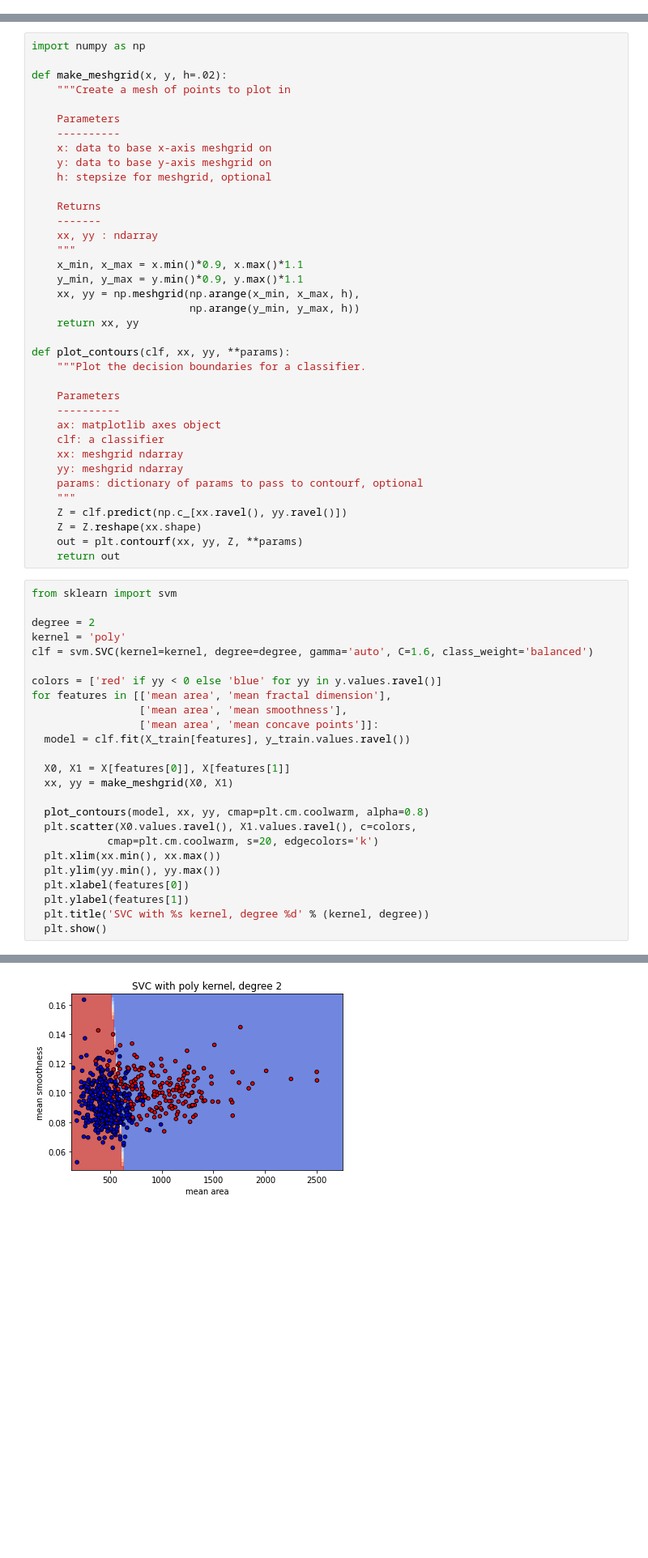
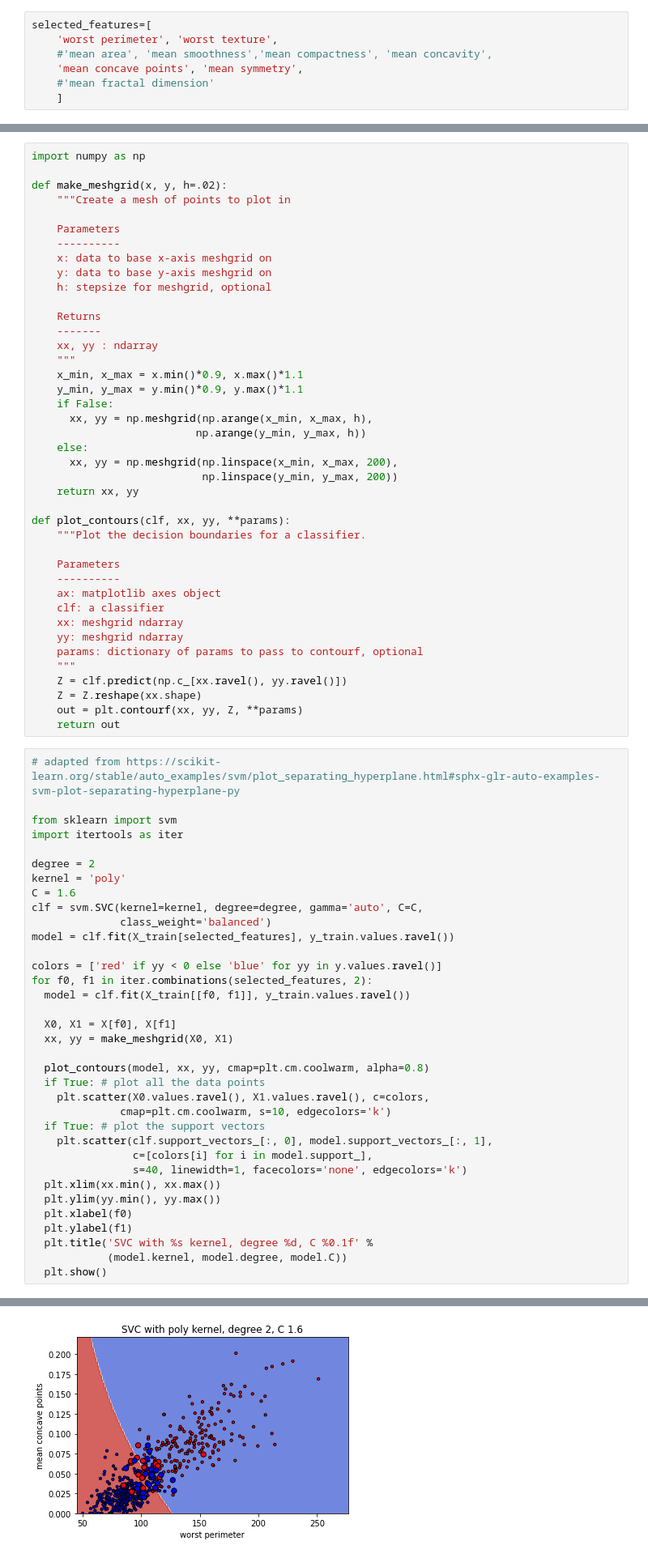
Before and after one commit to ajheller/notebooks, a Jupyter notebook: Copy_of_HW2.ipynb, the cells around one changed output, grey strips where cells are left out. Shown at 81% size. Drawn from its saved outputs; the diff is of its cells as text; blank space fills up the shorter version.

```diff
--- a/Copy_of_HW2.ipynb
+++ b/Copy_of_HW2.ipynb
@@ -441 +432,8 @@ plt.show()
 Not surpringly, we see that radius, perimeter, and area are all stronly correlated, so let's choose just area for the first parameter.  Looking across the area row, texture, and then fractial dimension look well-differentated parameters.
+# %%
+selected_features=[
+    'worst perimeter', 'worst texture',
+    #'mean area', 'mean smoothness','mean compactness', 'mean concavity',
+    'mean concave points', 'mean symmetry',
+    #'mean fractal dimension'
+    ]
@@ -521,8 +552,12 @@ def make_meshgrid(x, y, h=.02):
     """
     x_min, x_max = x.min()*0.9, x.max()*1.1
     y_min, y_max = y.min()*0.9, y.max()*1.1
-    xx, yy = np.meshgrid(np.arange(x_min, x_max, h),
-                         np.arange(y_min, y_max, h))
+    if False:
+      xx, yy = np.meshgrid(np.arange(x_min, x_max, h),
+                          np.arange(y_min, y_max, h))
+    else:
+      xx, yy = np.meshgrid(np.linspace(x_min, x_max, 200),
+                           np.linspace(y_min, y_max, 200))
     return xx, yy
 
 def plot_contours(clf, xx, yy, **params):
@@ -541,28 +576,38 @@ def plot_contours(clf, xx, yy, **params):
     out = plt.contourf(xx, yy, Z, **params)
     return out
 # %%
+# adapted from https://scikit-learn.org/stable/auto_examples/svm/plot_separating_hyperplane.html#sphx-glr-auto-examples-svm-plot-separating-hyperplane-py
+
 from sklearn import svm
+import itertools as iter
 
 degree = 2
 kernel = 'poly'
-clf = svm.SVC(kernel=kernel, degree=degree, gamma='auto', C=1.6, class_weight='balanced')
+C = 1.6
+clf = svm.SVC(kernel=kernel, degree=degree, gamma='auto', C=C,
+              class_weight='balanced')
+model = clf.fit(X_train[selected_features], y_train.values.ravel())
 
 colors = ['red' if yy < 0 else 'blue' for yy in y.values.ravel()]
-for features in [['mean area', 'mean fractal dimension'],
-                 ['mean area', 'mean smoothness'],
-                 ['mean area', 'mean concave points']]:
-  model = clf.fit(X_train[features], y_train.values.ravel())
+for f0, f1 in iter.combinations(selected_features, 2):
+  model = clf.fit(X_train[[f0, f1]], y_train.values.ravel())
 
-  X0, X1 = X[features[0]], X[features[1]]
+  X0, X1 = X[f0], X[f1]
   xx, yy = make_meshgrid(X0, X1)
 
   plot_contours(model, xx, yy, cmap=plt.cm.coolwarm, alpha=0.8)
-  plt.scatter(X0.values.ravel(), X1.values.ravel(), c=colors,
-            cmap=plt.cm.coolwarm, s=20, edgecolors='k')
+  if True: # plot all the data points
+    plt.scatter(X0.values.ravel(), X1.values.ravel(), c=colors,
+              cmap=plt.cm.coolwarm, s=10, edgecolors='k')
+  if True: # plot the support vectors
+    plt.scatter(clf.support_vectors_[:, 0], model.support_vectors_[:, 1],
+                c=[colors[i] for i in model.support_],
+                s=40, linewidth=1, facecolors='none', edgecolors='k')
   plt.xlim(xx.min(), xx.max())
   plt.ylim(yy.min(), yy.max())
-  plt.xlabel(features[0])
-  plt.ylabel(features[1])
-  plt.title('SVC with %s kernel, degree %d' % (kernel, degree))
+  plt.xlabel(f0)
+  plt.ylabel(f1)
+  plt.title('SVC with %s kernel, degree %d, C %0.1f' %
+            (model.kernel, model.degree, model.C))
   plt.show()
 # %% [output]
@@ -570 +615 @@ for features in [['mean area', 'mean fractal dimension'],
-[figure, old version]
+[figure, new version]
```
Also changed, not shown: parts of 23 cells of this notebook.
